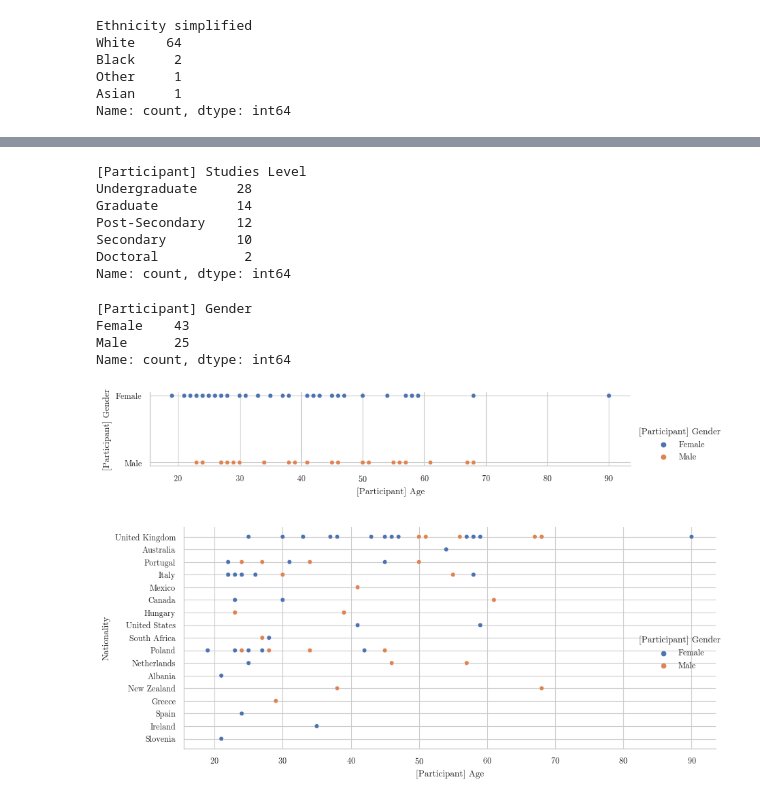
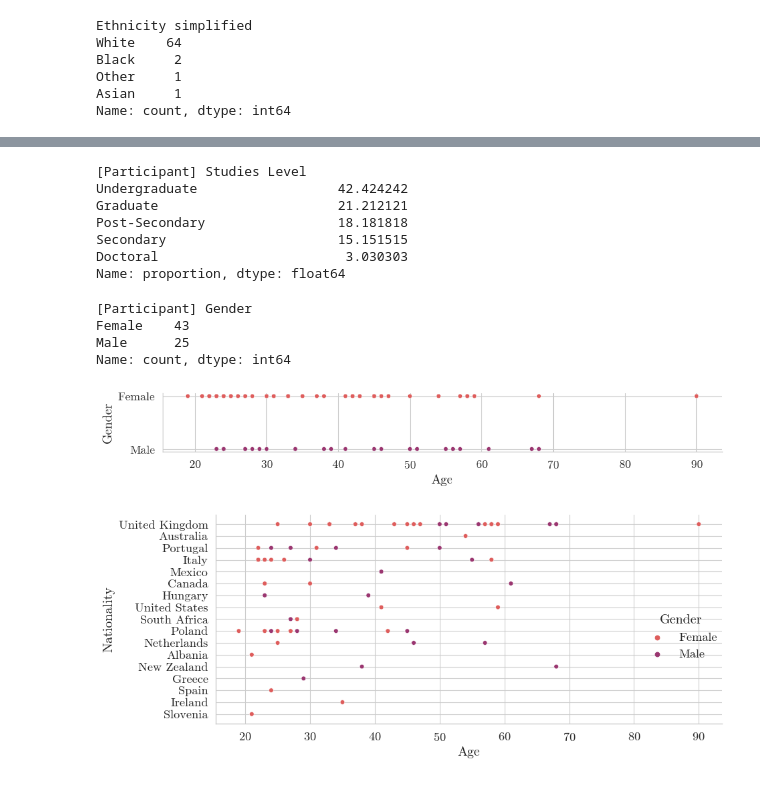
Before and after one commit to arpadgabor/credee, a Jupyter notebook: notebooks/demographics.ipynb, the cells around one changed output, grey strips where cells are left out. Cells and saved outputs as stored; diff of their text form; code cells hidden in the pictures.

```diff
--- a/notebooks/demographics.ipynb
+++ b/notebooks/demographics.ipynb
@@ -4,13 +4,23 @@ from matplotlib import rc
 import matplotlib.pyplot as plt
 import pandas as pd
 import seaborn as sns
+from wordcloud import WordCloud
 
 plt.rcParams["axes.formatter.use_mathtext"] = True
 sns.set(font="cmr10")
+sns.set(font_scale = 2)
 sns.set_theme(style="whitegrid", context="paper", font="cmr10")
+sns.set_context("paper", font_scale=1.5, rc={"lines.linewidth": 2.5})
 
 def save_figure(name):
-    plt.savefig(f"exports/{name}.pdf", format="pdf")
+    plt.savefig(f"exports/{name}.pdf", format="pdf", bbox_inches="tight")
+
+def move_legend(ax, new_loc, **kws):
+    old_legend = ax.legend_
+    handles = old_legend.legend_handles
+    labels = [t.get_text() for t in old_legend.get_texts()]
+    title = old_legend.get_title().get_text()
+    ax.legend(handles, labels, loc=new_loc, title=title, **kws)
 # %%
 data = pd.read_csv("datasets/demographics_merged.csv")
 data.head()
@@ -69,13 +91,13 @@ Name: count, dtype: int64
 # %%
-data[study_level].value_counts()
+data[[study_level]].value_counts(normalize=True) * 100
 # %% [output]
 [Participant] Studies Level
-Undergraduate     28
-Graduate          14
-Post-Secondary    12
-Secondary         10
-Doctoral           2
-Name: count, dtype: int64
+Undergraduate                  42.424242
+Graduate                       21.212121
+Post-Secondary                 18.181818
+Secondary                      15.151515
+Doctoral                        3.030303
+Name: proportion, dtype: float64
 # %%
 data[gender].value_counts()
 # %% [output]
@@ -84,21 +106,29 @@ Female    43
 Male      25
 Name: count, dtype: int64
 # %%
-plot = sns.relplot(data=data[[age, gender]], x=age, y=gender, hue=gender, height=1.8, aspect=4.5)
-
+plot = sns.relplot(data=data[[age, gender]], x=age, y=gender, hue=gender, palette="flare")
+plt.tight_layout(pad=0, w_pad=0, h_pad=8)
+plot.figure.set_size_inches(10, 1)
+plot._legend.remove()
+plot.set_xlabels("Age")
+plot.set_ylabels("Gender")
 save_figure("gender_age")
 # %% [output]
-[figure, old version]
+[figure, new version]
 # %%
 plot = sns.relplot(
-    data=data[[nationality, age, gender]],
+    data,
     x=age,
     y=nationality,
     hue=gender,
-    height=4,
-    aspect=2,
+    palette="flare"
 )
-plt.tight_layout()
+
+plt.tight_layout(pad=0, w_pad=0, h_pad=0)
+plot.figure.set_size_inches(10, 3.5)
+plot.legend.set_title("Gender")
+plot.set_xlabels("Age")
+plot.set_ylabels("Nationality")
 save_figure("nationalities_by_gender_and_age")
 # %% [output]
-[figure, old version]
+[figure, new version]
```
Also changed, not shown: parts of 33 cells of this notebook, 8 other files.
